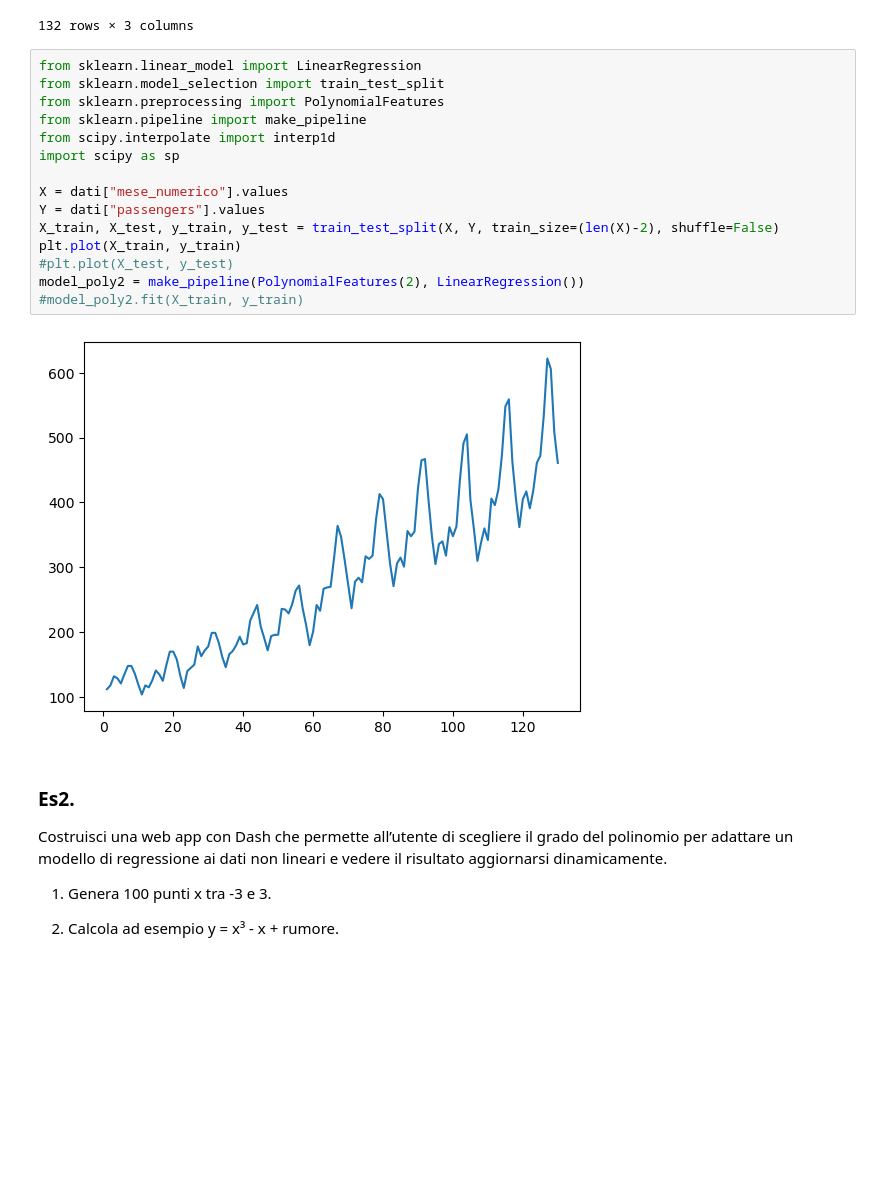
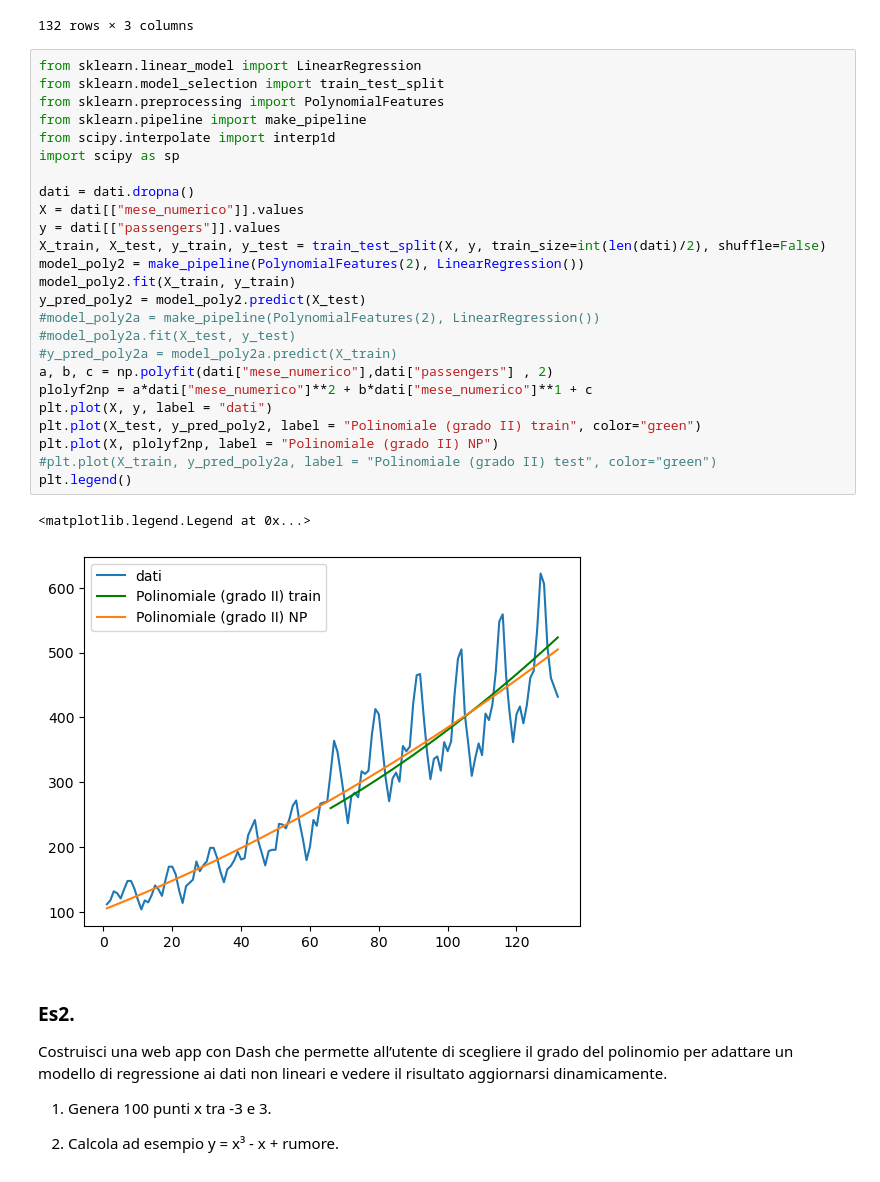
Before and after one commit to FlakpanzerVCoelian/Programming_LAB_II, a Jupyter notebook: 7_Esercizi_lez_7.ipynb, the cells around one changed output. Drawn from its saved outputs; the diff is of its cells as text; blank space fills up the shorter version.

```diff
--- a/7_Esercizi_lez_7.ipynb
+++ b/7_Esercizi_lez_7.ipynb
@@ -56,20 +56,31 @@ dati
 # %%
 from sklearn.linear_model import LinearRegression
 from sklearn.model_selection import train_test_split
 from sklearn.preprocessing import PolynomialFeatures
 from sklearn.pipeline import make_pipeline
 from scipy.interpolate import interp1d
 import scipy as sp
 
-X = dati["mese_numerico"].values
-Y = dati["passengers"].values
-X_train, X_test, y_train, y_test = train_test_split(X, Y, train_size=(len(X)-2), shuffle=False)
-plt.plot(X_train, y_train)
-#plt.plot(X_test, y_test)
+dati = dati.dropna()
+X = dati[["mese_numerico"]].values
+y = dati[["passengers"]].values
+X_train, X_test, y_train, y_test = train_test_split(X, y, train_size=int(len(dati)/2), shuffle=False)
 model_poly2 = make_pipeline(PolynomialFeatures(2), LinearRegression())
-#model_poly2.fit(X_train, y_train)
+model_poly2.fit(X_train, y_train)
+y_pred_poly2 = model_poly2.predict(X_test)
+#model_poly2a = make_pipeline(PolynomialFeatures(2), LinearRegression())
+#model_poly2a.fit(X_test, y_test)
+#y_pred_poly2a = model_poly2a.predict(X_train)
+a, b, c = np.polyfit(dati["mese_numerico"],dati["passengers"] , 2)
+plolyf2np = a*dati["mese_numerico"]**2 + b*dati["mese_numerico"]**1 + c
+plt.plot(X, y, label = "dati")
+plt.plot(X_test, y_pred_poly2, label = "Polinomiale (grado II) train", color="green")
+plt.plot(X, plolyf2np, label = "Polinomiale (grado II) NP")
+#plt.plot(X_train, y_pred_poly2a, label = "Polinomiale (grado II) test", color="green")
+plt.legend()
 # %% [output]
+<matplotlib.legend.Legend at 0x...>
-[figure, old version]
+[figure, new version]
 # %% [markdown]
 ### Es2.
 Costruisci una web app con Dash che permette all’utente di scegliere il grado del polinomio per adattare un modello di regressione ai dati non lineari e vedere il risultato aggiornarsi dinamicamente.
```
Also changed, not shown: parts of 2 cells of this notebook.
